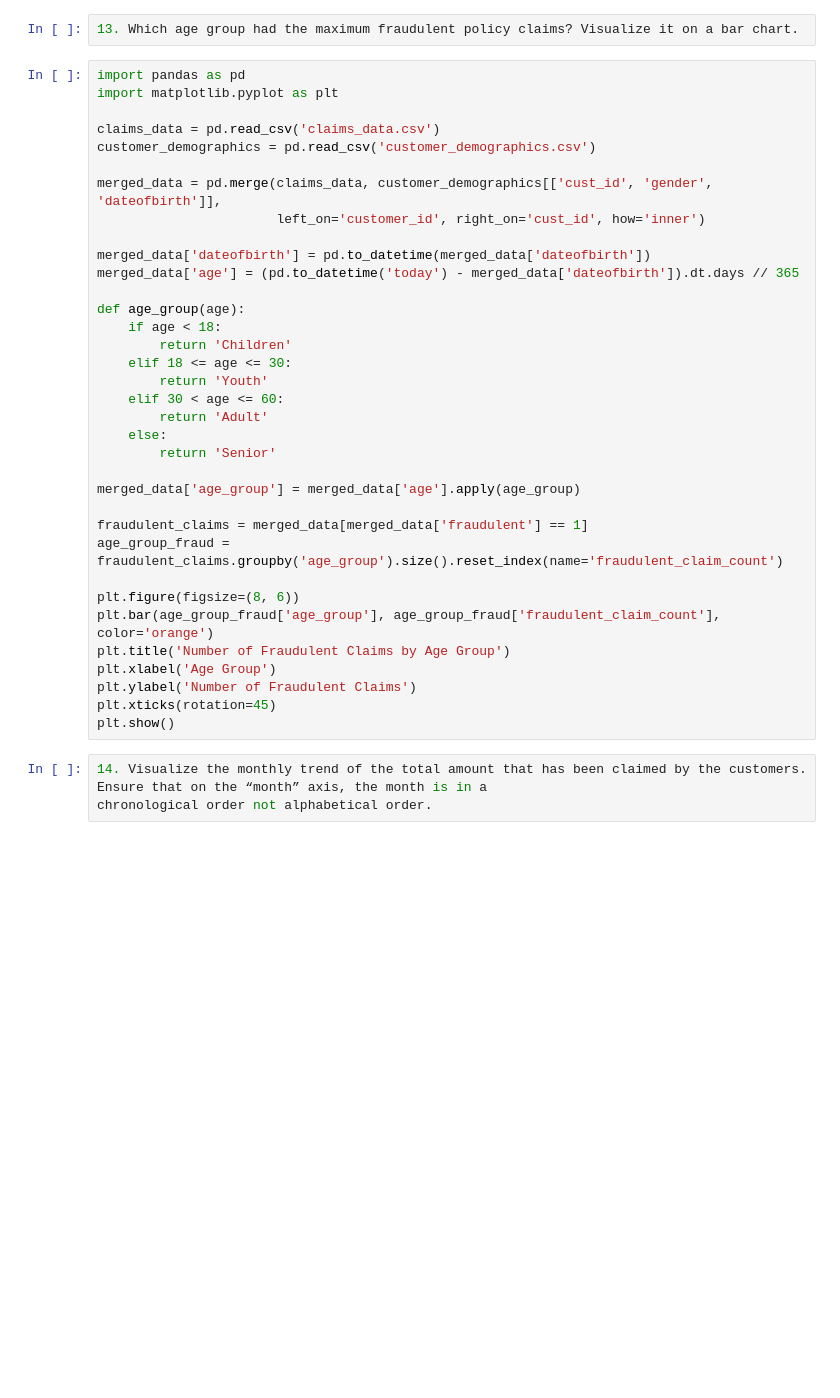
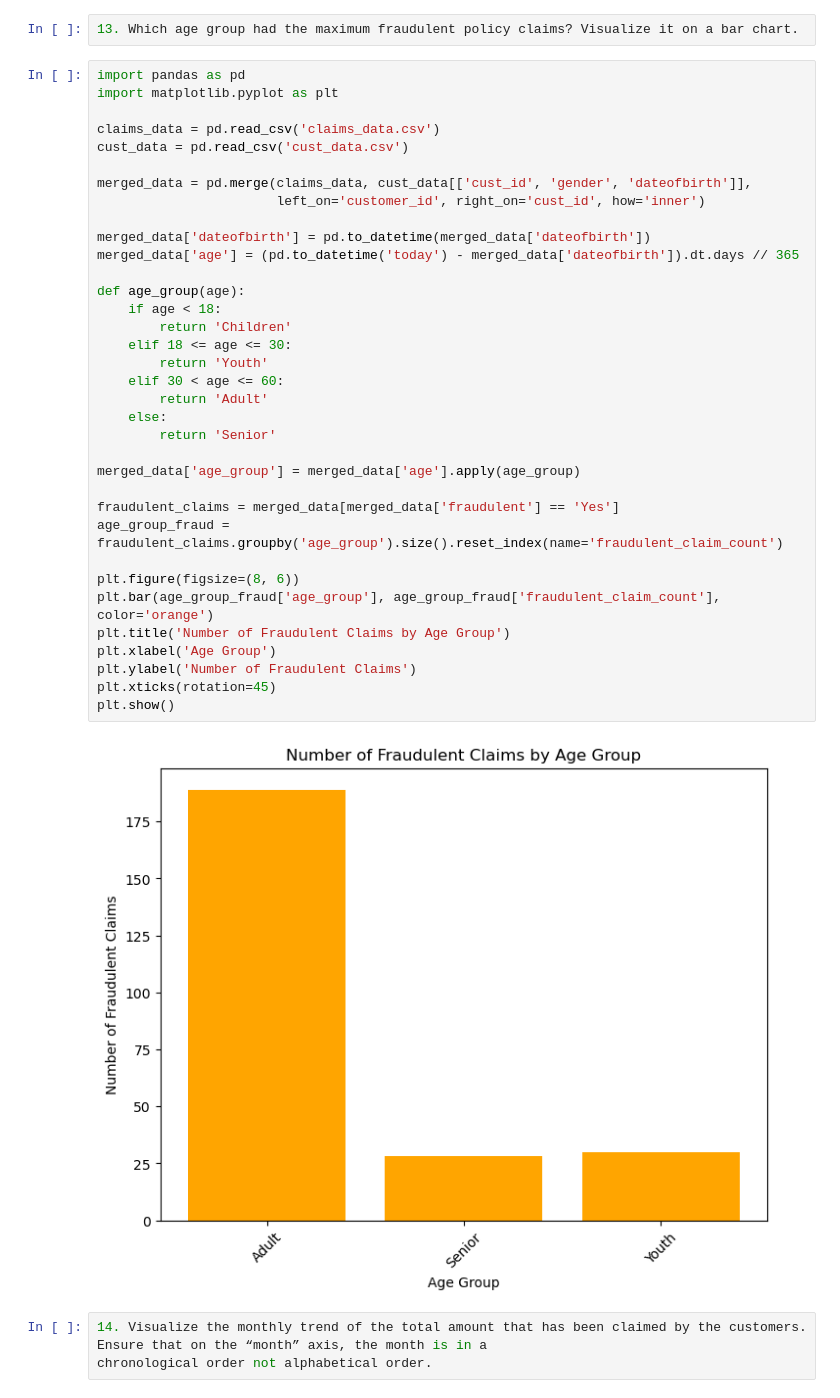
Before and after one commit to Aditya427671/insurance-claims-fraud-detection-python, a Jupyter notebook: INSURANCE CLAIMS FRAUD DETECTION USING PYTHON.ipynb, the cells around one changed output. Cells and saved outputs as stored; diff of their text form; blank space fills up the shorter version.

```diff
--- a/INSURANCE CLAIMS FRAUD DETECTION USING PYTHON.ipynb
+++ b/INSURANCE CLAIMS FRAUD DETECTION USING PYTHON.ipynb
@@ -271,36 +405,38 @@ import pandas as pd
 import matplotlib.pyplot as plt
 
 claims_data = pd.read_csv('claims_data.csv')
-customer_demographics = pd.read_csv('customer_demographics.csv')
+cust_data = pd.read_csv('cust_data.csv')
 
-merged_data = pd.merge(claims_data, customer_demographics[['cust_id', 'gender', 'dateofbirth']],
+merged_data = pd.merge(claims_data, cust_data[['cust_id', 'gender', 'dateofbirth']],
                        left_on='customer_id', right_on='cust_id', how='inner')
 
 merged_data['dateofbirth'] = pd.to_datetime(merged_data['dateofbirth'])
 merged_data['age'] = (pd.to_datetime('today') - merged_data['dateofbirth']).dt.days // 365
 
 def age_group(age):
     if age < 18:
         return 'Children'
     elif 18 <= age <= 30:
         return 'Youth'
     elif 30 < age <= 60:
         return 'Adult'
     else:
         return 'Senior'
 
 merged_data['age_group'] = merged_data['age'].apply(age_group)
 
-fraudulent_claims = merged_data[merged_data['fraudulent'] == 1]
+fraudulent_claims = merged_data[merged_data['fraudulent'] == 'Yes']
 age_group_fraud = fraudulent_claims.groupby('age_group').size().reset_index(name='fraudulent_claim_count')
 
 plt.figure(figsize=(8, 6))
 plt.bar(age_group_fraud['age_group'], age_group_fraud['fraudulent_claim_count'], color='orange')
 plt.title('Number of Fraudulent Claims by Age Group')
 plt.xlabel('Age Group')
 plt.ylabel('Number of Fraudulent Claims')
 plt.xticks(rotation=45)
 plt.show()
+# %% [output]
+[figure, added]
 # %%
 14. Visualize the monthly trend of the total amount that has been claimed by the customers. Ensure that on the “month” axis, the month is in a
 chronological order not alphabetical order.
```
Also changed, not shown: parts of 21 cells of this notebook.
